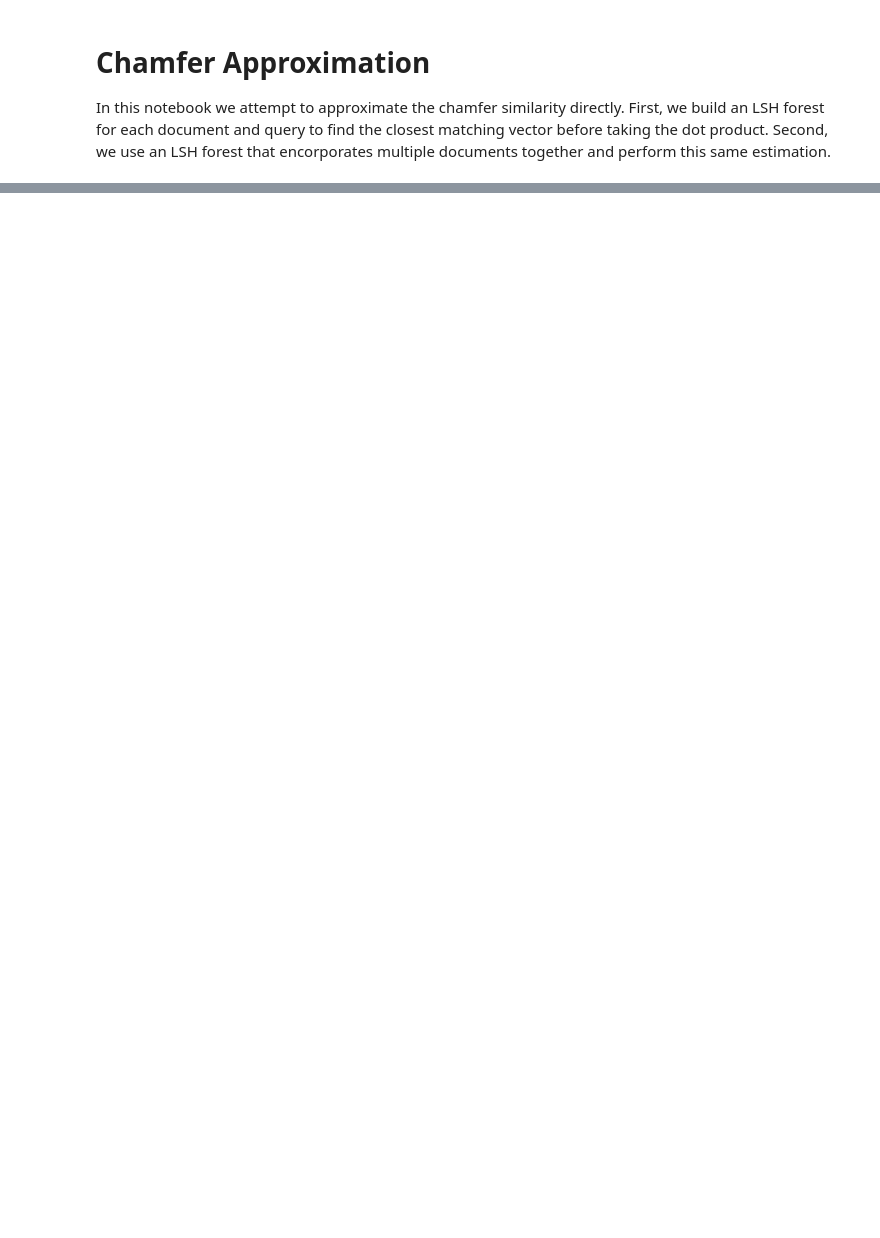
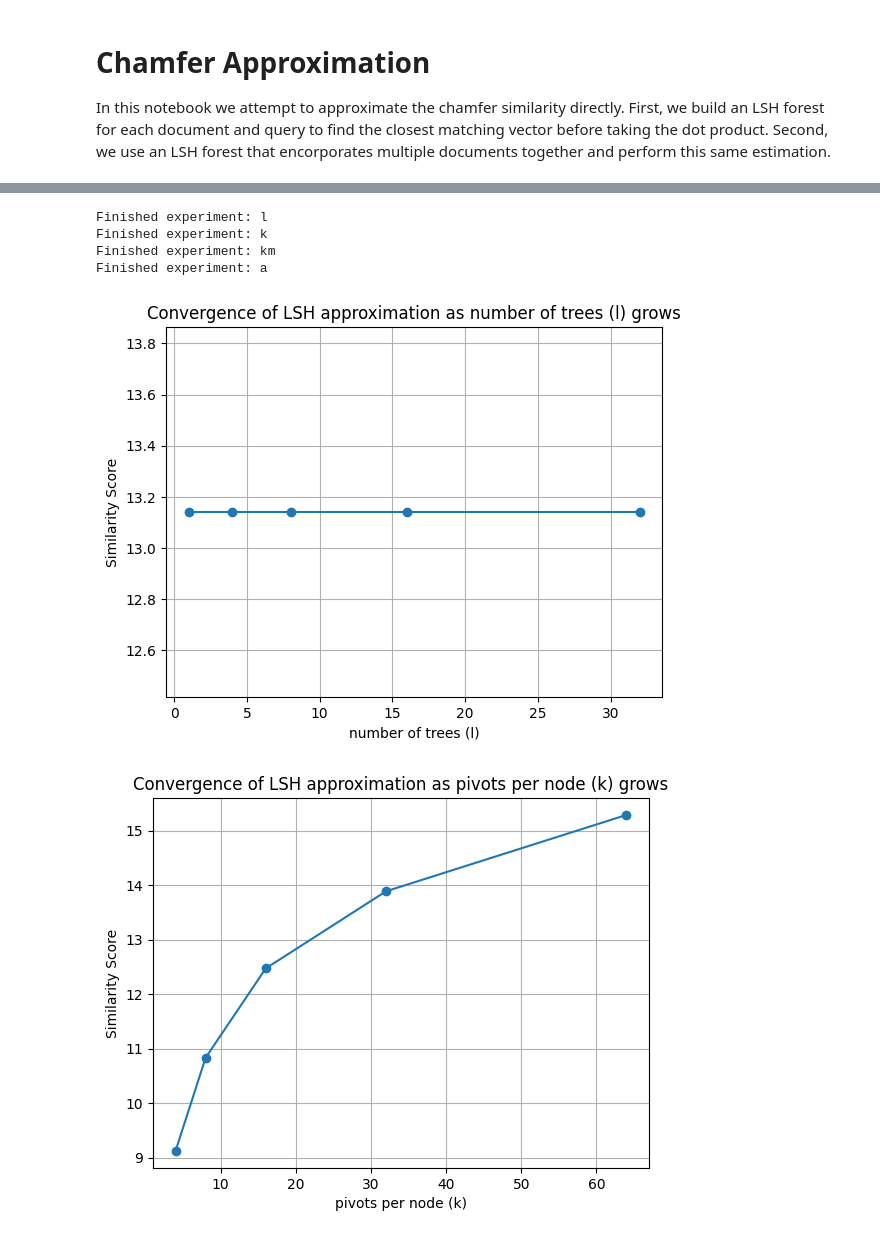
Before and after one commit to YuvalShemla/lsh-forest-for-multi-vector-retrieval, a Jupyter notebook: notebooks/chamfer_approximation.ipynb, the cells around one changed output, grey strips where cells are left out. Drawn from its saved outputs; the diff is of its cells as text; code cells hidden in the pictures; blank space fills up the shorter version.

Commit message:
More experimentation code

```diff
--- a/notebooks/chamfer_approximation.ipynb
+++ b/notebooks/chamfer_approximation.ipynb
@@ -101,0 +130,15 @@ TypeError: cannot unpack non-iterable int object
+# %%
+
+# Evaluate single-doc
+results = {var: experiment(var, vals, defaults, build_simple_lsh, simple_approximate_best) for var, vals in experiments.items()}
+plot(experiments['l'],  results['l'][0],  'number of trees (l)')
+plot(experiments['k'],  results['k'][0],  'pivots per node (k)')
+plot(experiments['km'], results['km'][0], 'tree depth (km)')
+plot(experiments['a'],  results['a'][0],  'neighbours retrieved (a)')
+# %% [output]
+Finished experiment: l
+Finished experiment: k
+Finished experiment: km
+Finished experiment: a
+[figure, added]
+[figure, added]
```
Also changed, not shown: parts of 5 cells of this notebook.
